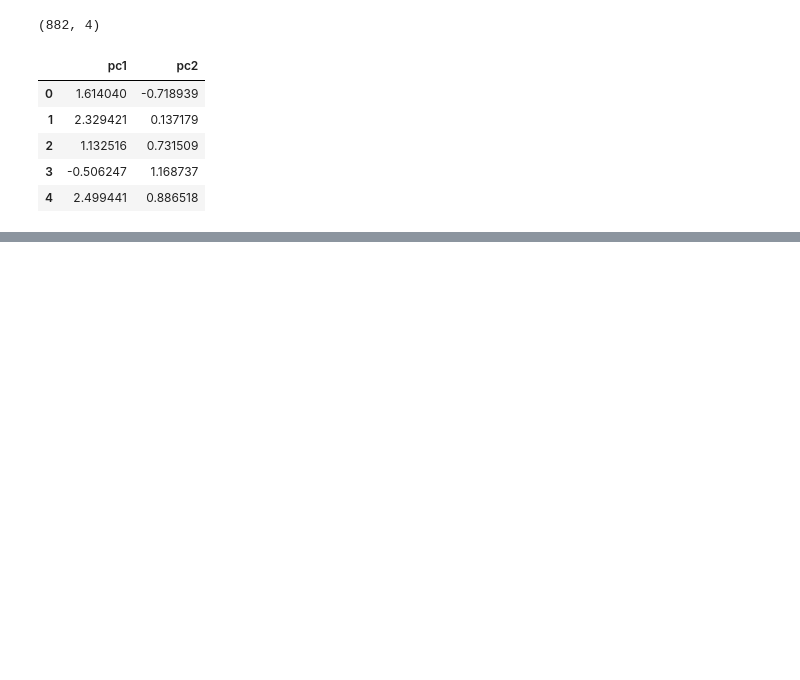
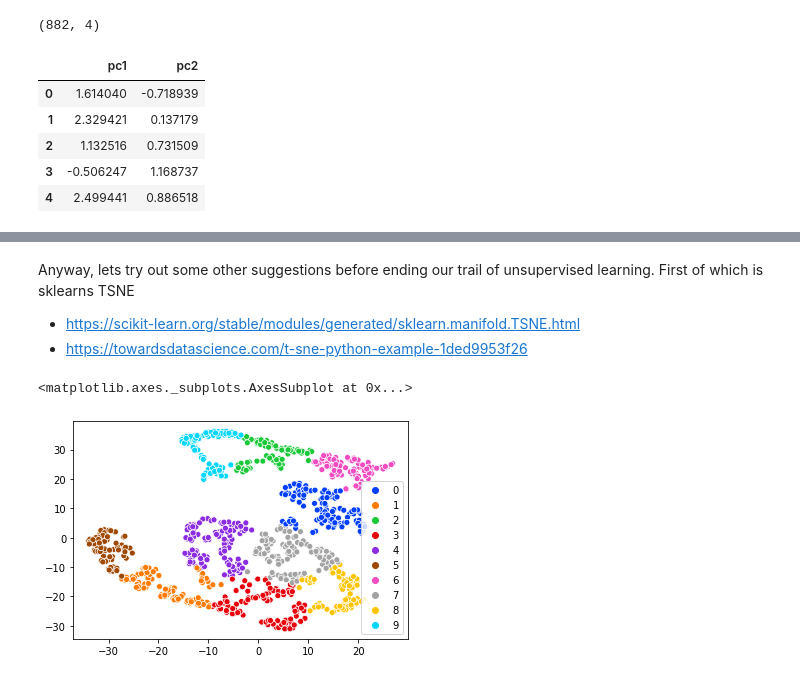
Before and after one commit to chriskok/BotClassification-OSRS, a Jupyter notebook: Classification-June2020.ipynb, the cells around one changed output, grey strips where cells are left out. Saved outputs shown, nothing was run; the diff lists cells and outputs as text; code cells hidden in the pictures; blank space fills up the shorter version.

Commit message:
Finished implementing TSNE

```diff
--- a/Classification-June2020.ipynb
+++ b/Classification-June2020.ipynb
@@ -1613,0 +856,23 @@ plotly.offline.init_notebook_mode()
+# %% [markdown]
+Anyway, lets try out some other suggestions before ending our trail of unsupervised learning. First of which is sklearns TSNE
+
+- https://scikit-learn.org/stable/modules/generated/sklearn.manifold.TSNE.html
+- https://towardsdatascience.com/t-sne-python-example-1ded9953f26
+# %%
+from sklearn.manifold import TSNE
+
+tsne = TSNE(random_state=12)
+X = principal_df.values
+X_embedded = tsne.fit_transform(X)
+
+CLUSTERS = 10
+kmeans = KMeans(n_clusters=CLUSTERS, random_state=12)
+kmeans.fit(X_embedded)
+y_kmeans = kmeans.predict(X_embedded)
+# %%
+palette = sns.color_palette("bright", CLUSTERS)
+
+sns.scatterplot(X_embedded[:,0], X_embedded[:,1], hue=y_kmeans, legend='full', palette=palette)
+# %% [output]
+<matplotlib.axes._subplots.AxesSubplot at 0x...>
+[figure, added]
```
Also changed, not shown: parts of 72 cells of this notebook.
